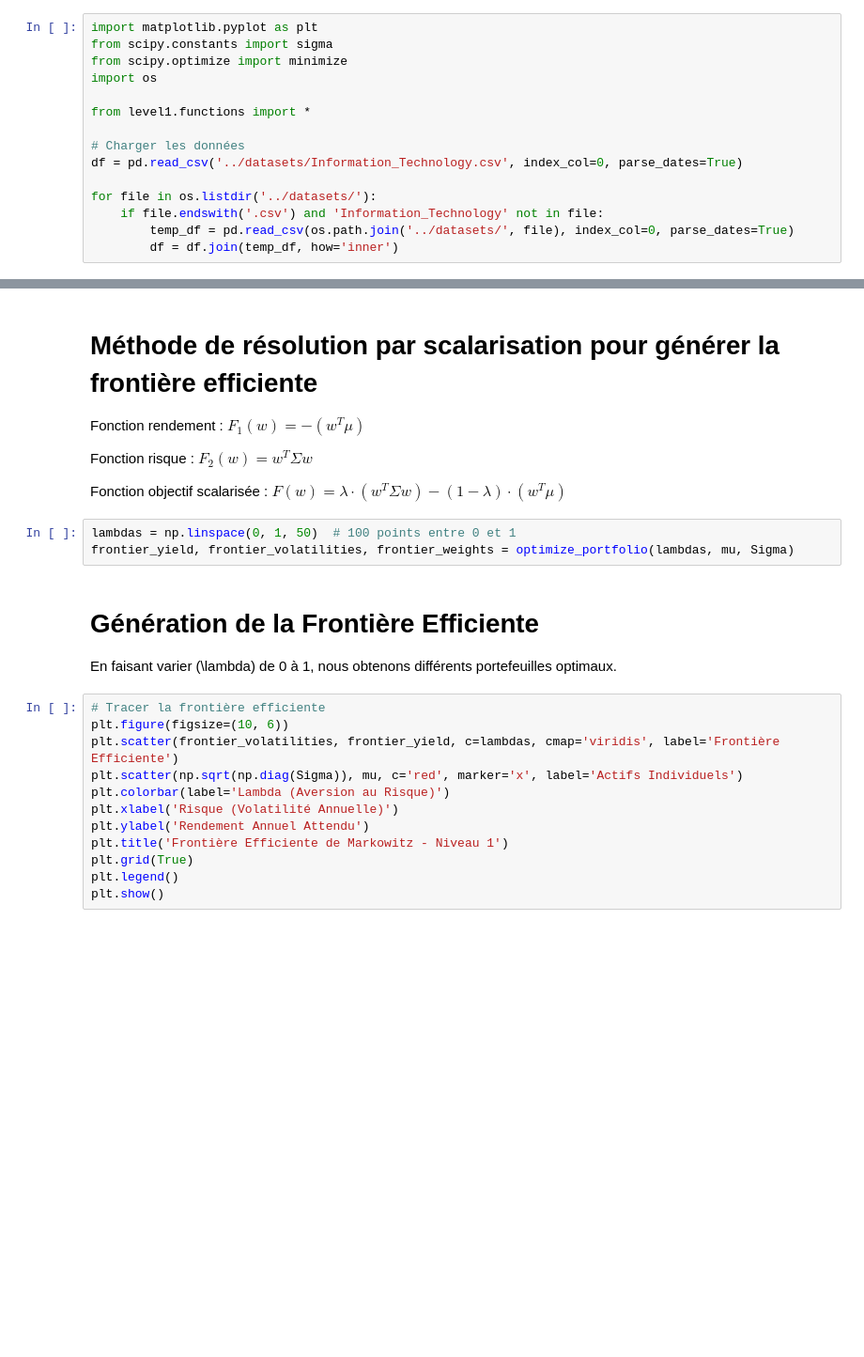
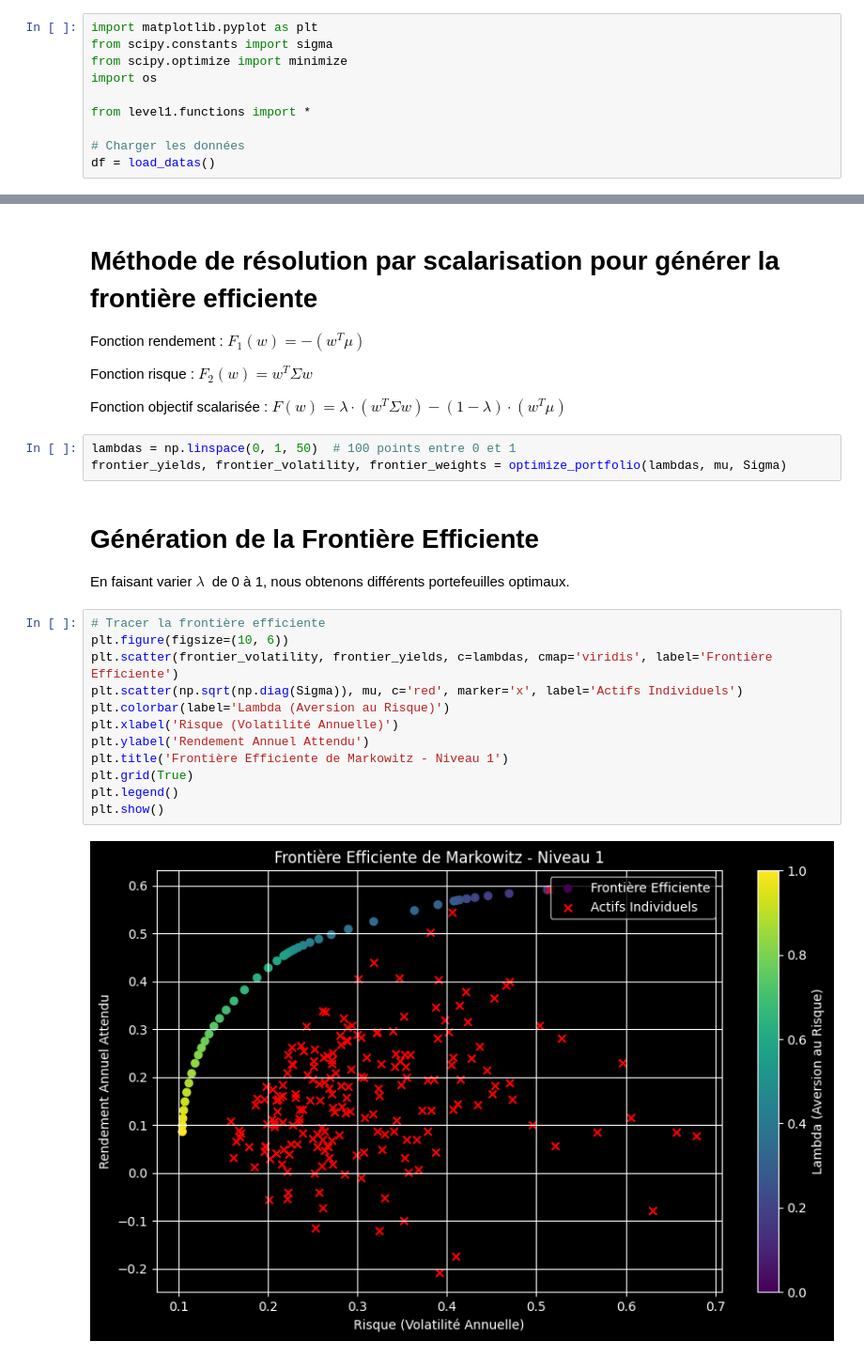
Before and after one commit to corazon008/MulticriteiaOptimization-Project, a Jupyter notebook: notebooks/step1.ipynb, the cells around one changed output, grey strips where cells are left out. Shown: that part at 94% size. Saved outputs shown, nothing was run; the diff lists cells and outputs as text; blank space fills up the shorter version.

```diff
--- a/notebooks/step1.ipynb
+++ b/notebooks/step1.ipynb
@@ -11,12 +11,7 @@ import os
 from level1.functions import *
 
 # Charger les données
-df = pd.read_csv('../datasets/Information_Technology.csv', index_col=0, parse_dates=True)
-
-for file in os.listdir('../datasets/'):
-    if file.endswith('.csv') and 'Information_Technology' not in file:
-        temp_df = pd.read_csv(os.path.join('../datasets/', file), index_col=0, parse_dates=True)
-        df = df.join(temp_df, how='inner')
+df = load_datas()
 # %%
 df
 # %%
@@ -51,22 +46,24 @@ Fonction risque : $ F_2(w) = w^T \Sigma w $
 Fonction objectif scalarisée : $ F(w) = \lambda \cdot (w^T \Sigma w) - (1 - \lambda) \cdot (w^T \mu) $
 # %%
 lambdas = np.linspace(0, 1, 50)  # 100 points entre 0 et 1
-frontier_yield, frontier_volatilities, frontier_weights = optimize_portfolio(lambdas, mu, Sigma)
+frontier_yields, frontier_volatility, frontier_weights = optimize_portfolio(lambdas, mu, Sigma)
 # %% [markdown]
 # Génération de la Frontière Efficiente
 
-En faisant varier \(\lambda\) de 0 à 1, nous obtenons différents portefeuilles optimaux.
+En faisant varier $ \lambda\ $ de 0 à 1, nous obtenons différents portefeuilles optimaux.
 # %%
 # Tracer la frontière efficiente
 plt.figure(figsize=(10, 6))
-plt.scatter(frontier_volatilities, frontier_yield, c=lambdas, cmap='viridis', label='Frontière Efficiente')
+plt.scatter(frontier_volatility, frontier_yields, c=lambdas, cmap='viridis', label='Frontière Efficiente')
 plt.scatter(np.sqrt(np.diag(Sigma)), mu, c='red', marker='x', label='Actifs Individuels')
 plt.colorbar(label='Lambda (Aversion au Risque)')
 plt.xlabel('Risque (Volatilité Annuelle)')
 plt.ylabel('Rendement Annuel Attendu')
 plt.title('Frontière Efficiente de Markowitz - Niveau 1')
 plt.grid(True)
 plt.legend()
 plt.show()
+# %% [output]
+[figure, added]
 # %%
 print("Le portefeuille avec le rendement le plus élevé :")
```
Also changed, not shown: parts of 1 cell of this notebook, 14 other files.
